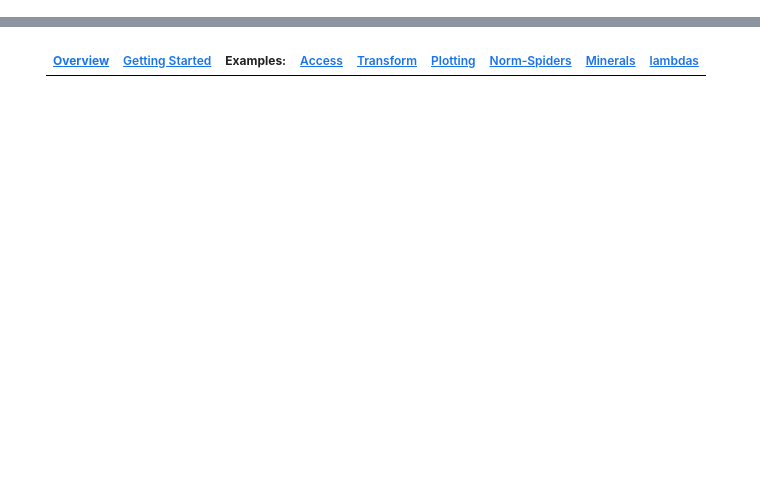
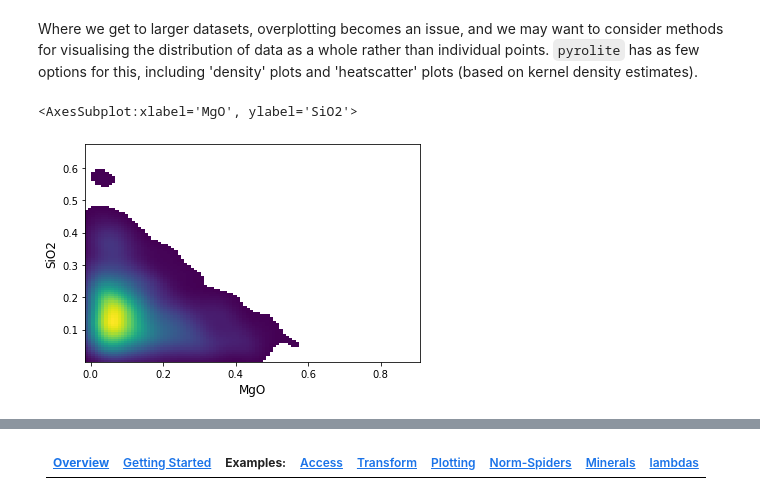
Before and after one commit to morganjwilliams/202103-MQ-pyrolite-workshop, a Jupyter notebook: notebooks/04_simple_vis.ipynb, the cells around one changed output, grey strips where cells are left out. Saved outputs shown, nothing was run; the diff lists cells and outputs as text; code cells hidden in the pictures; blank space fills up the shorter version.

```diff
--- a/notebooks/04_simple_vis.ipynb
+++ b/notebooks/04_simple_vis.ipynb
@@ -5,0 +25,7 @@
+# %% [markdown]
+Where we get to larger datasets, overplotting becomes an issue, and we may want to consider methods for visualising the distribution of data as a whole rather than individual points. `pyrolite` has as few options for this, including 'density' plots and 'heatscatter' plots (based on kernel density estimates).
+# %%
+df[['MgO', 'SiO2']].pyroplot.density(bins=100)
+# %% [output]
+<AxesSubplot:xlabel='MgO', ylabel='SiO2'>
+[figure, added]
```
Also changed, not shown: parts of 10 cells of this notebook, 7 other files.
